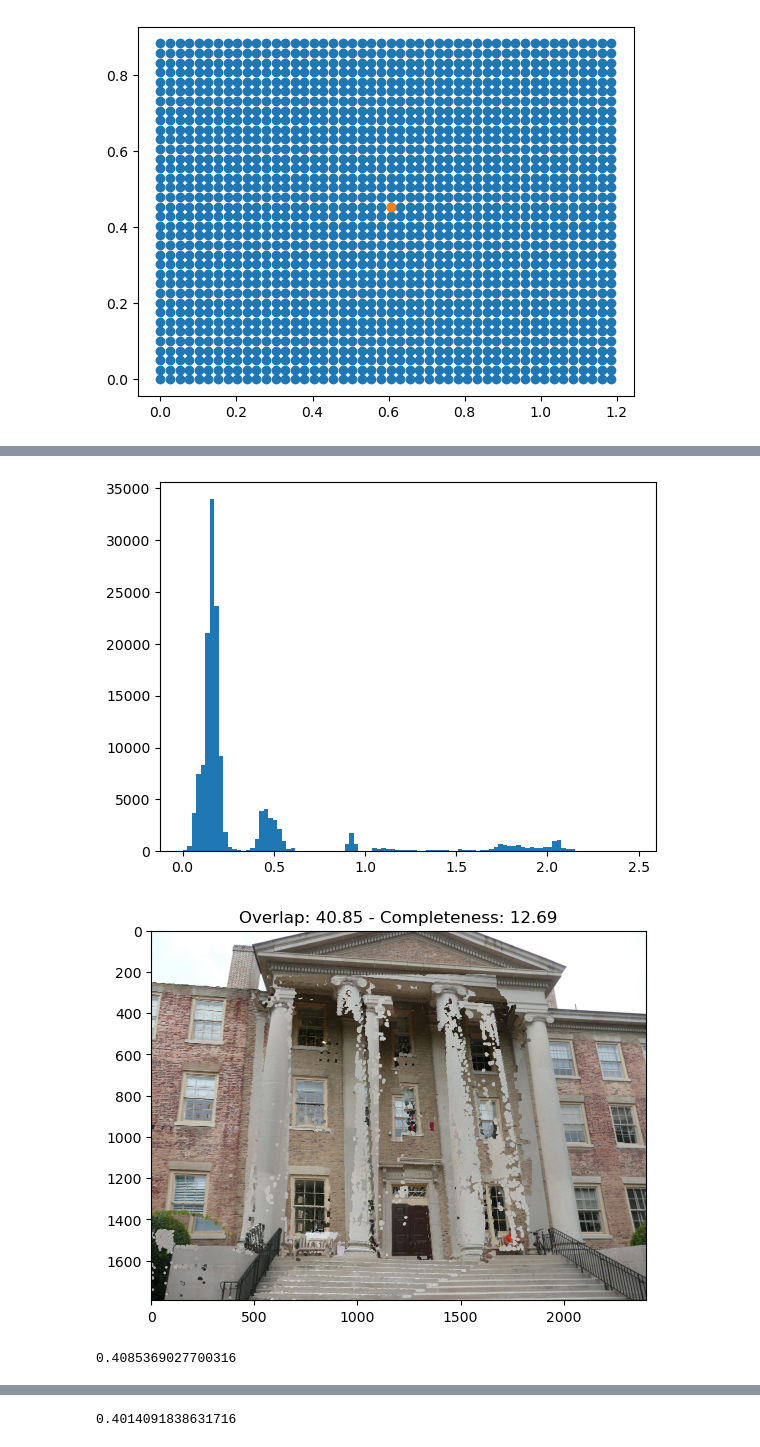
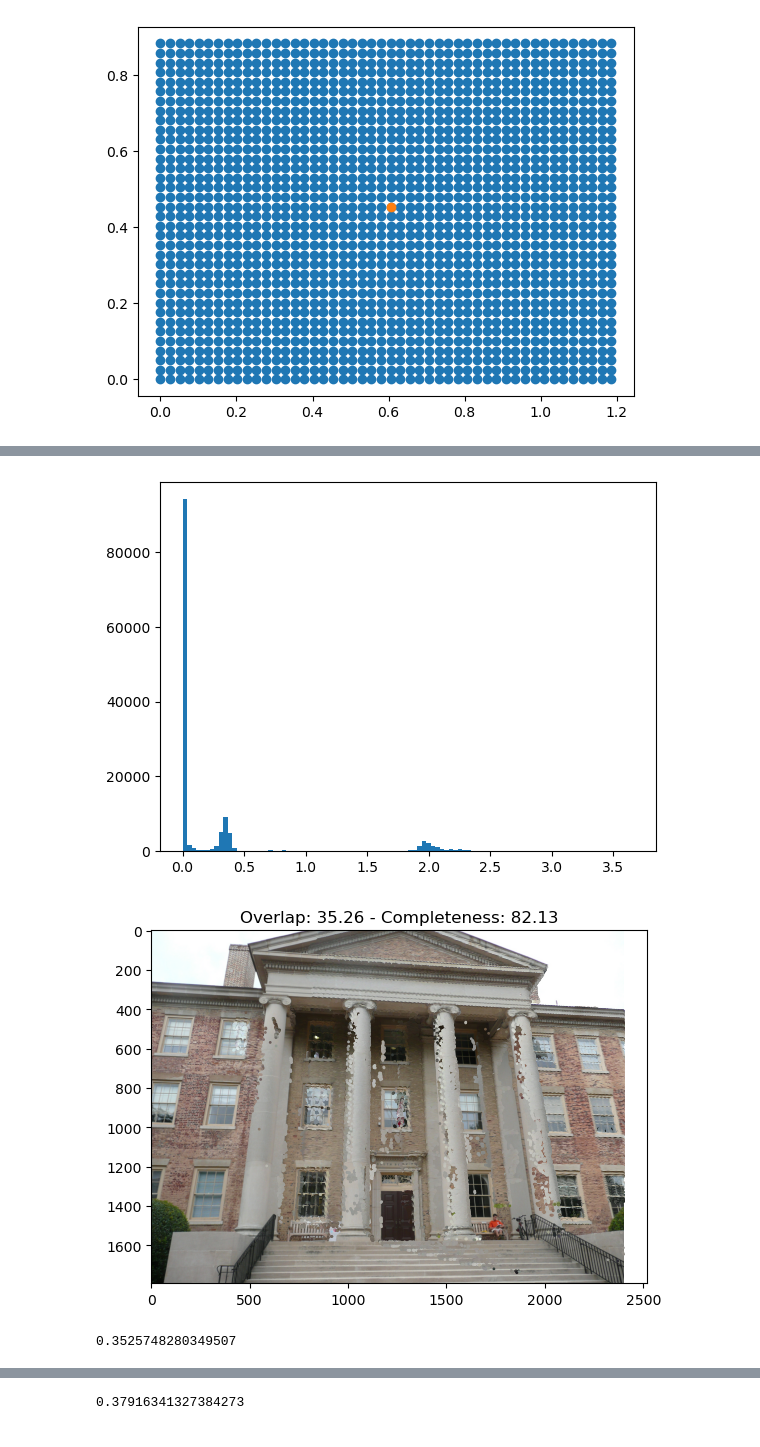
Before and after one commit to fyangch/RefinedMegaDepth, a Jupyter notebook: notebooks/overlap_score_demo.ipynb, the cells around one changed output, grey strips where cells are left out. Drawn from its saved outputs; the diff is of its cells as text; code cells hidden in the pictures.

Commit message:
fix transforms and completeness

```diff
--- a/notebooks/overlap_score_demo.ipynb
+++ b/notebooks/overlap_score_demo.ipynb
@@ -71,7 +73,7 @@ def get_K_R_t(
 Change the following image IDs to compute the overlap score of another image pair:
 # %%
 id_1 = 26
-id_2 = 27
+id_2 = 37
 # %% [markdown]
 Let us plot the corresponding images and depth maps
 # %%
@@ -151,7 +153,7 @@ def assemble_homog_pixel_vector(width, height, down_sample):
     xv, yv = np.meshgrid(x, y)
     xv = np.ravel(xv)
     yv = np.ravel(yv)
-    return np.vstack((xv,yv,np.zeros_like(xv)))
+    return np.vstack((xv,yv,np.ones_like(xv)))
 
 def backproject(id_1, down_sample=10):
     image_1 = image_dict[id_1]
@@ -159,12 +161,11 @@ def backproject(id_1, down_sample=10):
     camera_1 = camera_dict[image_1.camera_id]
     K1, R1, t1 = get_K_R_t(camera=camera_1, image=image_1, invert=True)
     homog_pixel_vector = assemble_homog_pixel_vector(camera_1.width,camera_1.height,down_sample)
-    homog_norm_vector =  K1.T @homog_pixel_vector
+    homog_norm_vector =  K1 @homog_pixel_vector
 
     depth_1 = read_array(os.path.join(dense_dir, "stereo", "depth_maps", f"{name_1}.geometric.bin"))
     d = depth_1[::down_sample,::down_sample].ravel()
 
-    homog_norm_vector[2]=1
     backproj = homog_norm_vector*d.reshape(1,-1)
     return R1 @ backproj + t1.reshape(-1,1)
 
@@ -233,20 +234,20 @@ plt.show()
 [figure]
 [figure]
 # %%
+
 def forwardproject(id_1,id_2,back2,down_sample=10,color=None):
     image_1 = image_dict[id_1]
     name_1 = image_dict[id_1].name
     img_1 = imread(os.path.join(dense_dir, "images", name_1))
 
     camera_1 = camera_dict[image_1.camera_id]
-    _, R1, t1 = get_K_R_t(camera=camera_1, image=image_1, invert=False)
-    K1, _,_ = get_K_R_t(camera=camera_1, image=image_1, invert=False)
+    K1, R1, t1 = get_K_R_t(camera=camera_1, image=image_1, invert=False)
 
     homog_norm_vector = R1 @ back2 + t1.reshape(-1,1)
     # project
     z2 = homog_norm_vector[2]
     homog_norm_vector = homog_norm_vector/z2
-    homog_pixel_vector = K1.T @ homog_norm_vector
+    homog_pixel_vector = K1 @ homog_norm_vector
     #plt.scatter(homog_norm_vector[0],homog_norm_vector[1],c=homog_norm_vector[2])
     #plt.show()
 
@@ -254,8 +255,10 @@ def forwardproject(id_1,id_2,back2,down_sample=10,color=None):
     name_2 = image_dict[id_2].name
     img_2 = imread(os.path.join(dense_dir, "images", name_2))
     col2 = img_2[::down_sample,::down_sample].reshape(-1,3).astype(float)/255
-
-    plt.scatter(homog_pixel_vector[0],-homog_pixel_vector[1],c=col2,s=1)
+    plt.ylim(ymax = camera_1.height, ymin = 0)
+    plt.xlim(xmax = camera_1.width, xmin = 0)
+    plt.gca().invert_yaxis()
+    plt.scatter(homog_pixel_vector[0],homog_pixel_vector[1],c=col2,s=1)
     plt.show()
 
 
@@ -275,22 +278,25 @@ def forwardproject(id_1,id_2,back2,down_sample=10,color=None):
     x,y = homog_pixel_vector[:2].astype(int)
     gt_depth = depth_1[y,x]
     plt.scatter(z2[mask],gt_depth,s=3,alpha=0.5)
+    line = np.array([0,3])
+
+    plt.plot(line, line,c='r')
     plt.show()
 
     depth_error = np.abs(gt_depth-z2[mask])
     plt.hist(depth_error,bins=100)
     plt.show()
 
-    completeness = np.count_nonzero(depth_1)*down_sample*down_sample/camera_1.width/camera_1.height
+    completeness = np.count_nonzero(depth_2>0.5)/depth_2.size
 
-    inliner = depth_error<0.25
+    inliner = depth_error<0.05
     score = np.count_nonzero(inliner)*down_sample*down_sample/camera_1.width/camera_1.height
     plt.imshow(img_1)
 
     color = col2[mask]
 
     plt.scatter(homog_pixel_vector[0,inliner],homog_pixel_vector[1,inliner],c=color[inliner],s=1)
-    plt.title(f"Overlap: {score*100:.2f} - Completeness: {completeness:.2f}")
+    plt.title(f"Overlap: {score*100:.2f} - Completeness: {completeness*100:.2f}")
     plt.show()
 
     print(score)
@@ -307,3 +313,3 @@ forward2 = forwardproject(id_2,id_1,back1,down_sample)
-[figure, old version]
+[figure, new version]
-[figure, old version]
+[figure, new version]
-0.4085369027700316
+0.3525748280349507
@@ -314 +320 @@ forward2 = forwardproject(id_2,id_1,back1,down_sample)
-0.4014091838631716
+0.37916341327384273
```
Also changed, not shown: parts of 4 cells of this notebook.
